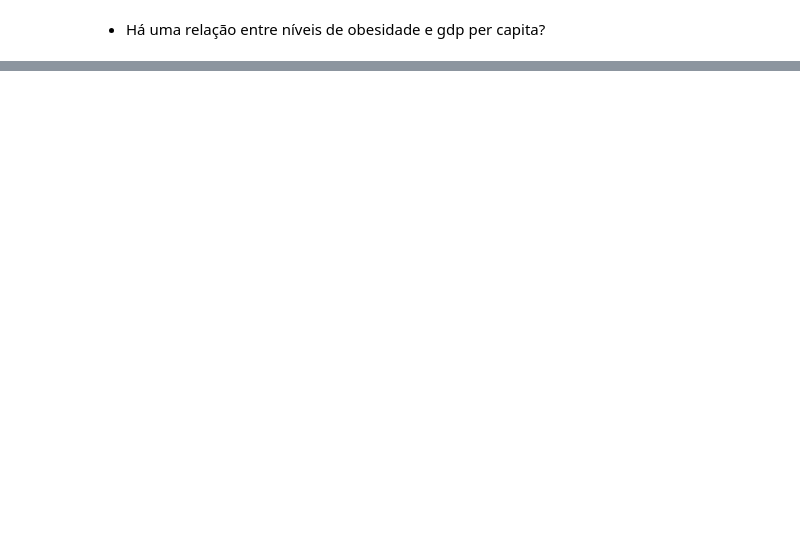
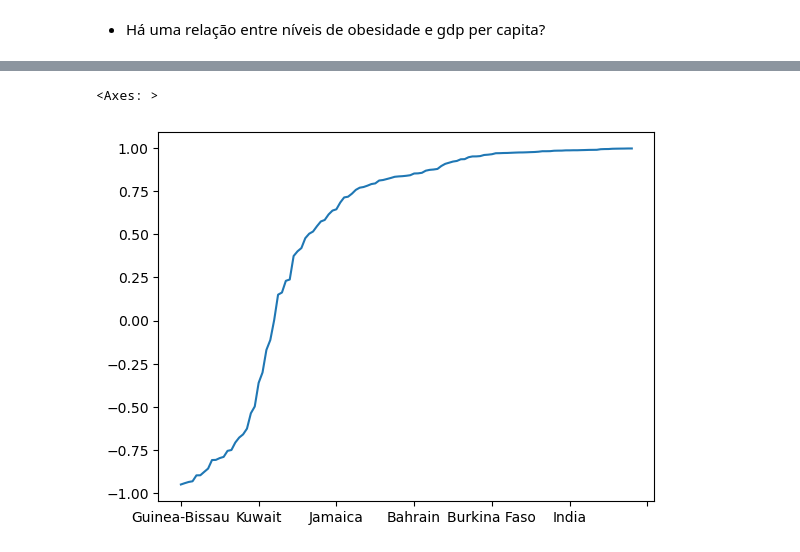
Before and after one commit to PatrickEricksson/Python-Course, a Jupyter notebook: AsimovAcademy/Analisando Dados com Pandas & SQL/Projetos/analise-de-obesidade-e-pib-per-capita/projeto-analise-de-dados.ipynb, the cells around one changed output, grey strips where cells are left out. Drawn from its saved outputs; the diff is of its cells as text; code cells hidden in the pictures; blank space fills up the shorter version.

```diff
--- a/AsimovAcademy/Analisando Dados com Pandas & SQL/Projetos/analise-de-obesidade-e-pib-per-capita/projeto-analise-de-dados.ipynb
+++ b/AsimovAcademy/Analisando Dados com Pandas & SQL/Projetos/analise-de-obesidade-e-pib-per-capita/projeto-analise-de-dados.ipynb
@@ -314,0 +551,3 @@ df_gdp = pd.read_csv("Datasets/GDP.csv", decimal=".")
+# %%
+df_gdp["country-year"] = df_gdp["Country"] + "-" + df_gdp["Year"].apply(lambda x: str(x)).values
+df_gdp["Obesity"] = df_gdp["country-year"].map(dict_obesity_year)
@@ -314,0 +556,10 @@ df_gdp = pd.read_csv("Datasets/GDP.csv", decimal=".")
+# %%
+df_gdp_clean = df_gdp.dropna()
+# %%
+countries = df_gdp_clean["Country"].unique()
+# %%
+corr_list = []
+for country in countries:
+    corr_list += [df_gdp_clean[df_gdp_clean["Country"] == country][["Obesity", "gdp_pp"]].corr().iloc[0, 1]]
+
+df_corr = pd.Series(corr_list, index=countries)
@@ -314,0 +574,5 @@ df_gdp = pd.read_csv("Datasets/GDP.csv", decimal=".")
+# %%
+df_corr.sort_values().plot()
+# %% [output]
+<Axes: >
+[figure, added]
```
Also changed, not shown: parts of 34 cells of this notebook, 17 other files.
